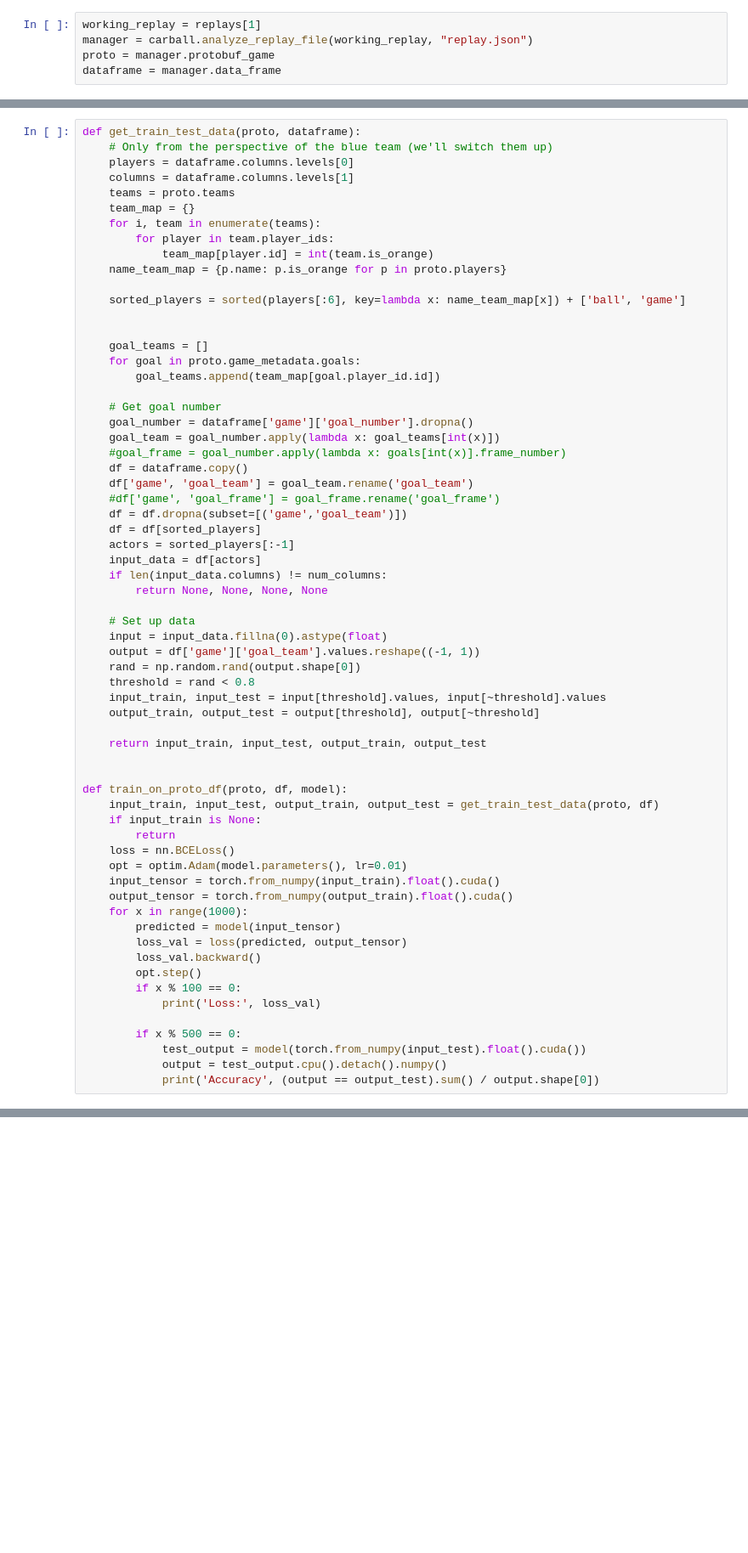
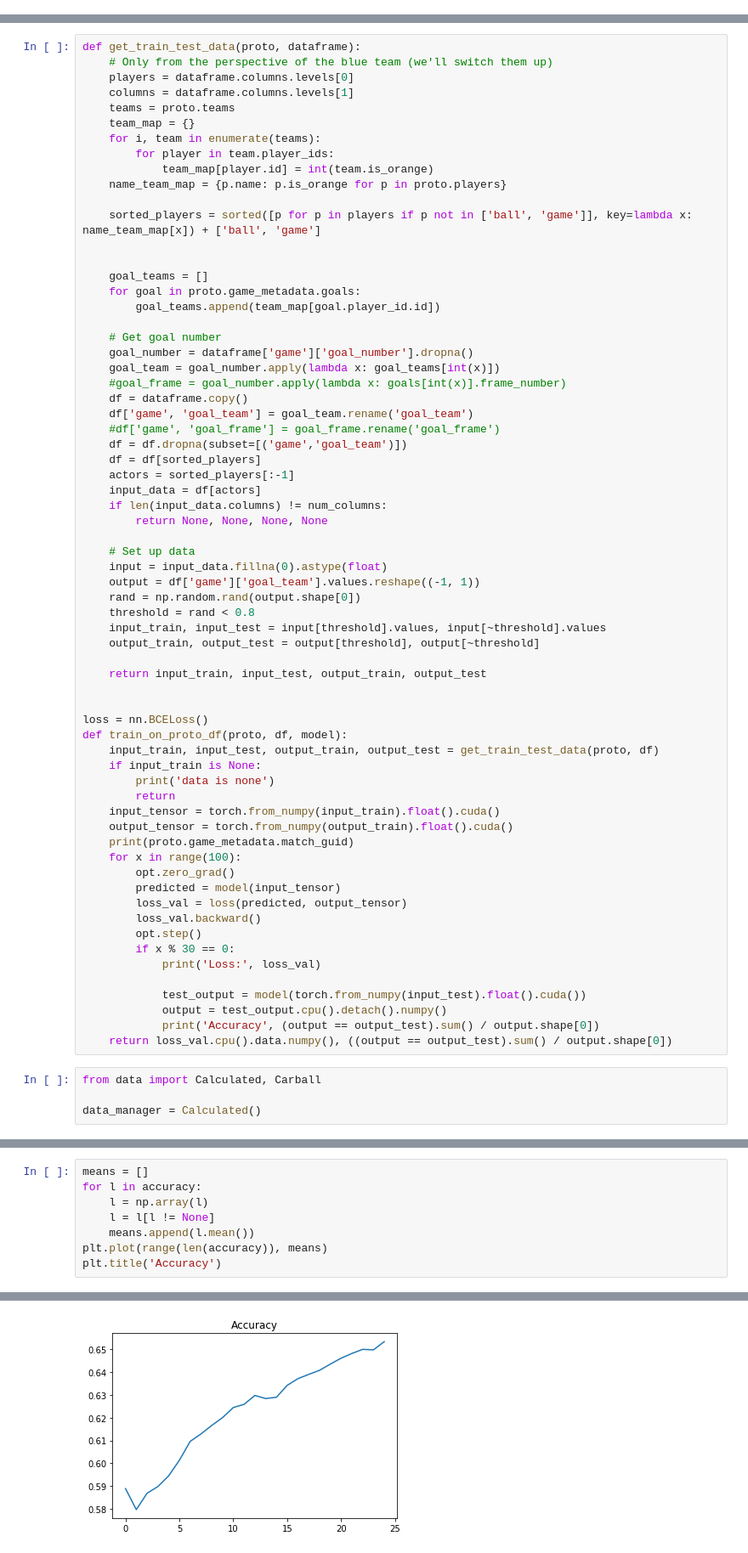
Before and after one commit to SaltieRL/ReplayModels, a Jupyter notebook: goal_predictor.ipynb, the cells around one changed output, grey strips where cells are left out. Shown at 85% size. Saved outputs shown, nothing was run; the diff lists cells and outputs as text; blank space fills up the shorter version.

```diff
--- a/goal_predictor.ipynb
+++ b/goal_predictor.ipynb
@@ -19,5 +11,0 @@ replays[:2]
-# %%
-working_replay = replays[1]
-manager = carball.analyze_replay_file(working_replay, "replay.json")
-proto = manager.protobuf_game
-dataframe = manager.data_frame
@@ -63,7 +37,7 @@ def get_train_test_data(proto, dataframe):
             team_map[player.id] = int(team.is_orange)
     name_team_map = {p.name: p.is_orange for p in proto.players}
 
-    sorted_players = sorted(players[:6], key=lambda x: name_team_map[x]) + ['ball', 'game']
+    sorted_players = sorted([p for p in players if p not in ['ball', 'game']], key=lambda x: name_team_map[x]) + ['ball', 'game']
 
 
     goal_teams = []
@@ -95,24 +69,30 @@ def get_train_test_data(proto, dataframe):
     return input_train, input_test, output_train, output_test
 
 
+loss = nn.BCELoss()
 def train_on_proto_df(proto, df, model):
     input_train, input_test, output_train, output_test = get_train_test_data(proto, df)
     if input_train is None:
+        print('data is none')
         return
-    loss = nn.BCELoss()
-    opt = optim.Adam(model.parameters(), lr=0.01)
     input_tensor = torch.from_numpy(input_train).float().cuda()
     output_tensor = torch.from_numpy(output_train).float().cuda()
-    for x in range(1000):
+    print(proto.game_metadata.match_guid)
+    for x in range(100):
+        opt.zero_grad()
         predicted = model(input_tensor)
         loss_val = loss(predicted, output_tensor)
         loss_val.backward()
         opt.step()
-        if x % 100 == 0:
+        if x % 30 == 0:
             print('Loss:', loss_val)
 
-        if x % 500 == 0:
             test_output = model(torch.from_numpy(input_test).float().cuda())
             output = test_output.cpu().detach().numpy()
             print('Accuracy', (output == output_test).sum() / output.shape[0])
+    return loss_val.cpu().data.numpy(), ((output == output_test).sum() / output.shape[0])
+# %%
+from data import Calculated, Carball
+
+data_manager = Calculated()
 # %%
@@ -216,0 +150,9 @@ Loss: tensor(19.6434, device='cuda:0', grad_fn=<BinaryCrossEntropyBackward>)
+# %%
+means = []
+for l in accuracy:
+    l = np.array(l)
+    l = l[l != None]
+    means.append(l.mean())
+plt.plot(range(len(accuracy)), means)
+plt.title('Accuracy')
+# %% [output]
@@ -216,0 +160 @@ Loss: tensor(19.6434, device='cuda:0', grad_fn=<BinaryCrossEntropyBackward>)
+[figure, added]
```
Also changed, not shown: parts of 7 cells of this notebook, 2 other files.
